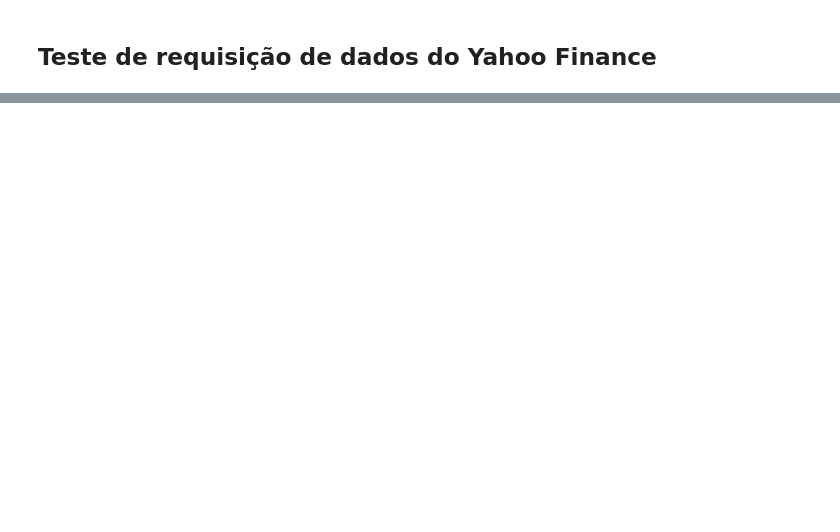
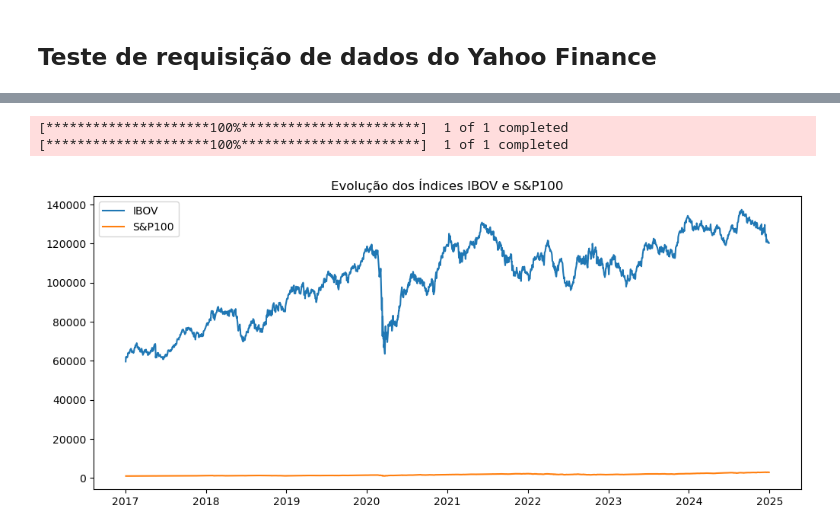
Before and after one commit to joaova/bootcamp-ds-4ed, a Jupyter notebook: yfinance_data.ipynb, the cells around one changed output, grey strips where cells are left out. Drawn from its saved outputs; the diff is of its cells as text; code cells hidden in the pictures; blank space fills up the shorter version.

```diff
--- a/yfinance_data.ipynb
+++ b/yfinance_data.ipynb
@@ -82,0 +9,23 @@ Date
+# %%
+# Definir datas
+start_date = "2017-01-01"
+end_date = "2024-12-31"
+
+# Índices
+ibov = "^BVSP"
+sp100 = "^OEX"
+
+# Baixar os preços de fechamento ajustados
+dados_ibov = yf.download(ibov, start=start_date, end=end_date)["Close"]
+dados_sp100 = yf.download(sp100, start=start_date, end=end_date)["Close"]
+
+plt.figure(figsize=(12,5))
+plt.plot(dados_ibov, label="IBOV")
+plt.plot(dados_sp100, label="S&P100")
+plt.legend()
+plt.title("Evolução dos Índices IBOV e S&P100")
+plt.show()
+# %% [output]
+[*********************100%***********************]  1 of 1 completed
+[*********************100%***********************]  1 of 1 completed
+[figure, added]
```
Also changed, not shown: parts of 6 cells of this notebook, 2 other files.
